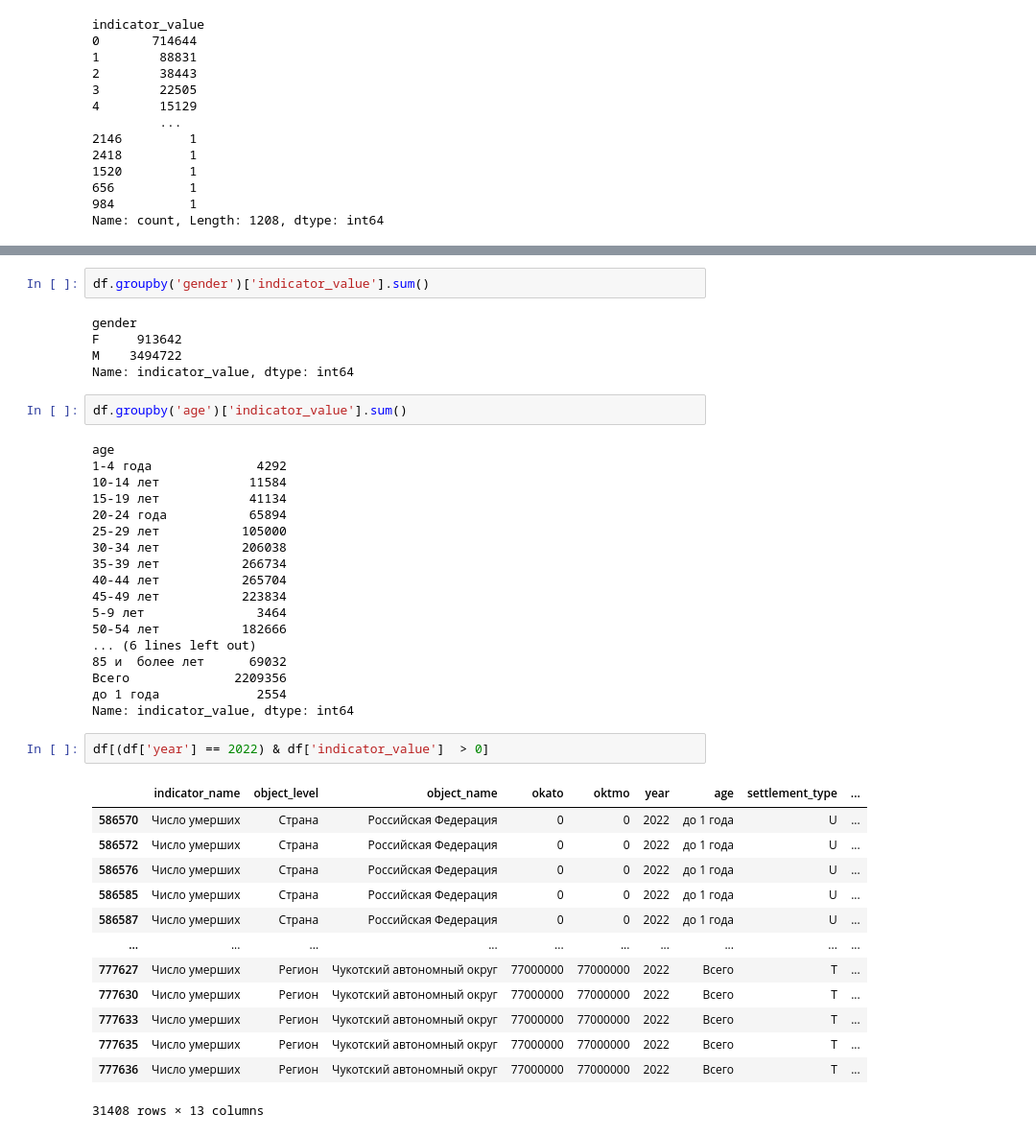
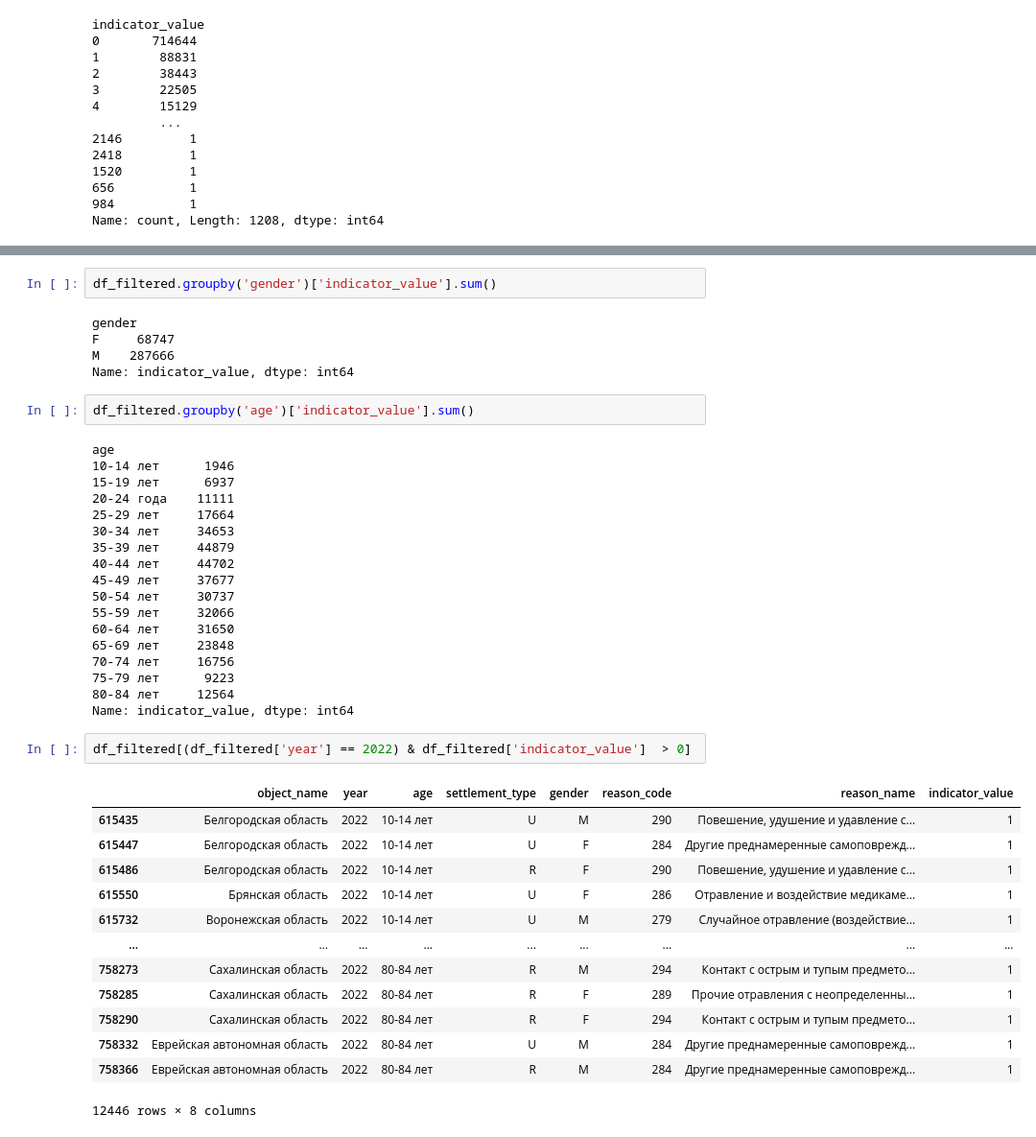
Before and after one commit to lidaEYE/despair-deaths-analysis, a Jupyter notebook: analysis.ipynb, the cells around one changed output, grey strips where cells are left out. Shown at 96% size. Cells and saved outputs as stored; diff of their text form.

```diff
--- a/analysis.ipynb
+++ b/analysis.ipynb
@@ -235,45 +407,45 @@ reason_name
 Name: indicator_value, dtype: int64
 # %%
-df.groupby('gender')['indicator_value'].sum()
+df_filtered.groupby('gender')['indicator_value'].sum()
 # %% [output]
 gender
-F     913642
-M    3494722
+F     68747
+M    287666
 Name: indicator_value, dtype: int64
 # %%
-df.groupby('age')['indicator_value'].sum()
+df_filtered.groupby('age')['indicator_value'].sum()
 # %% [output]
 age
-1-4 года              4292
-10-14 лет            11584
-15-19 лет            41134
-20-24 года           65894
-25-29 лет           105000
-30-34 лет           206038
-35-39 лет           266734
-40-44 лет           265704
-45-49 лет           223834
-5-9 лет               3464
-50-54 лет           182666
-... (6 lines left out)
-85 и  более лет      69032
-Всего              2209356
-до 1 года             2554
+10-14 лет      1946
+15-19 лет      6937
+20-24 года    11111
+25-29 лет     17664
+30-34 лет     34653
+35-39 лет     44879
+40-44 лет     44702
+45-49 лет     37677
+50-54 лет     30737
+55-59 лет     32066
+60-64 лет     31650
+65-69 лет     23848
+70-74 лет     16756
+75-79 лет      9223
+80-84 лет     12564
 Name: indicator_value, dtype: int64
 # %%
-df[(df['year'] == 2022) & df['indicator_value']  > 0]
+df_filtered[(df_filtered['year'] == 2022) & df_filtered['indicator_value']  > 0]
 # %% [output]
-|  | indicator_name | object_level | object_name | okato | oktmo | year | age | settlement_type | ... |
-| 586570 | Число умерших | Страна | Российская Федерация | 0 | 0 | 2022 | до 1 года | U | ... |
-| 586572 | Число умерших | Страна | Российская Федерация | 0 | 0 | 2022 | до 1 года | U | ... |
-| 586576 | Число умерших | Страна | Российская Федерация | 0 | 0 | 2022 | до 1 года | U | ... |
-| 586585 | Число умерших | Страна | Российская Федерация | 0 | 0 | 2022 | до 1 года | U | ... |
-| 586587 | Число умерших | Страна | Российская Федерация | 0 | 0 | 2022 | до 1 года | U | ... |
-| ... | ... | ... | ... | ... | ... | ... | ... | ... | ... |
-| 777627 | Число умерших | Регион | Чукотский автономный округ | 77000000 | 77000000 | 2022 | Всего | T | ... |
-| 777630 | Число умерших | Регион | Чукотский автономный округ | 77000000 | 77000000 | 2022 | Всего | T | ... |
-| 777633 | Число умерших | Регион | Чукотский автономный округ | 77000000 | 77000000 | 2022 | Всего | T | ... |
-| 777635 | Число умерших | Регион | Чукотский автономный округ | 77000000 | 77000000 | 2022 | Всего | T | ... |
-| 777636 | Число умерших | Регион | Чукотский автономный округ | 77000000 | 77000000 | 2022 | Всего | T | ... |
+|  | object_name | year | age | settlement_type | gender | reason_code | reason_name | indicator_value |
+| 615435 | Белгородская область | 2022 | 10-14 лет | U | M | 290 | Повешение, удушение и удавление с... | 1 |
+| 615447 | Белгородская область | 2022 | 10-14 лет | U | F | 284 | Другие преднамеренные самоповрежд... | 1 |
+| 615486 | Белгородская область | 2022 | 10-14 лет | R | F | 290 | Повешение, удушение и удавление с... | 1 |
+| 615550 | Брянская область | 2022 | 10-14 лет | U | F | 286 | Отравление и воздействие медикаме... | 1 |
+| 615732 | Воронежская область | 2022 | 10-14 лет | U | M | 279 | Случайное отравление (воздействие... | 1 |
+| ... | ... | ... | ... | ... | ... | ... | ... | ... |
+| 758273 | Сахалинская область | 2022 | 80-84 лет | R | M | 294 | Контакт с острым и тупым предмето... | 1 |
+| 758285 | Сахалинская область | 2022 | 80-84 лет | R | F | 289 | Прочие отравления с неопределенны... | 1 |
+| 758290 | Сахалинская область | 2022 | 80-84 лет | R | F | 294 | Контакт с острым и тупым предмето... | 1 |
+| 758332 | Еврейская автономная область | 2022 | 80-84 лет | U | M | 284 | Другие преднамеренные самоповрежд... | 1 |
+| 758366 | Еврейская автономная область | 2022 | 80-84 лет | R | M | 284 | Другие преднамеренные самоповрежд... | 1 |
-31408 rows × 13 columns
+12446 rows × 8 columns
 # %%
```
Also changed, not shown: parts of 15 cells of this notebook.
